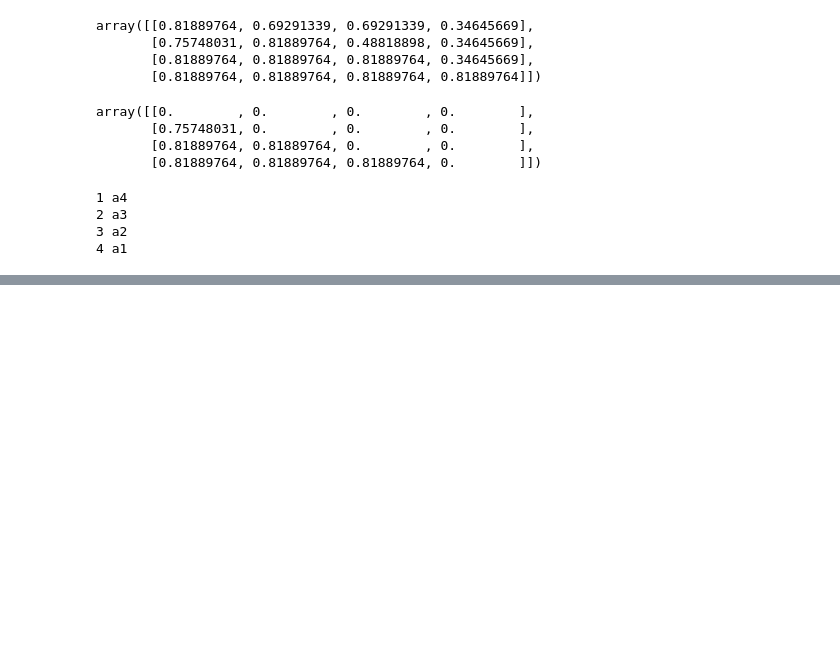
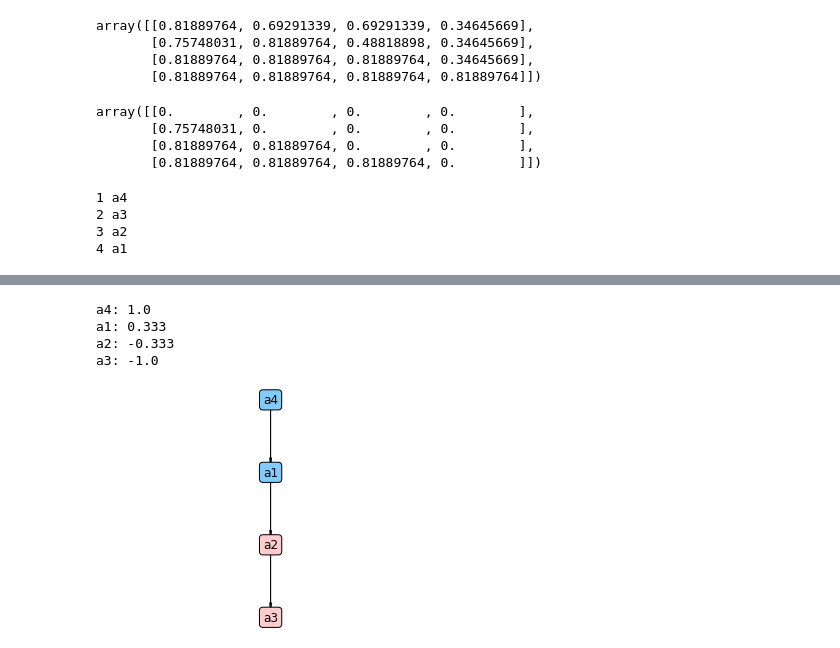
Before and after one commit to jvataidee/PesquisaOperacional, a Jupyter notebook: metodos_sobreclassificacao.ipynb, the cells around one changed output, grey strips where cells are left out. Cells and saved outputs as stored; diff of their text form; code cells hidden in the pictures; blank space fills up the shorter version.

```diff
--- a/metodos_sobreclassificacao.ipynb
+++ b/metodos_sobreclassificacao.ipynb
@@ -270,0 +306,8 @@ for i in range(0, len(rank_D)):
+# %%
+p2 = promethee_ii(ds_list, W = W, Q = Q, S = S, P = P, F = F, sort = True, topn = 10, graph = True)
+# %% [output]
+a4: 1.0
+a1: 0.333
+a2: -0.333
+a3: -1.0
+[figure, added]
```
Also changed, not shown: parts of 6 cells of this notebook.
